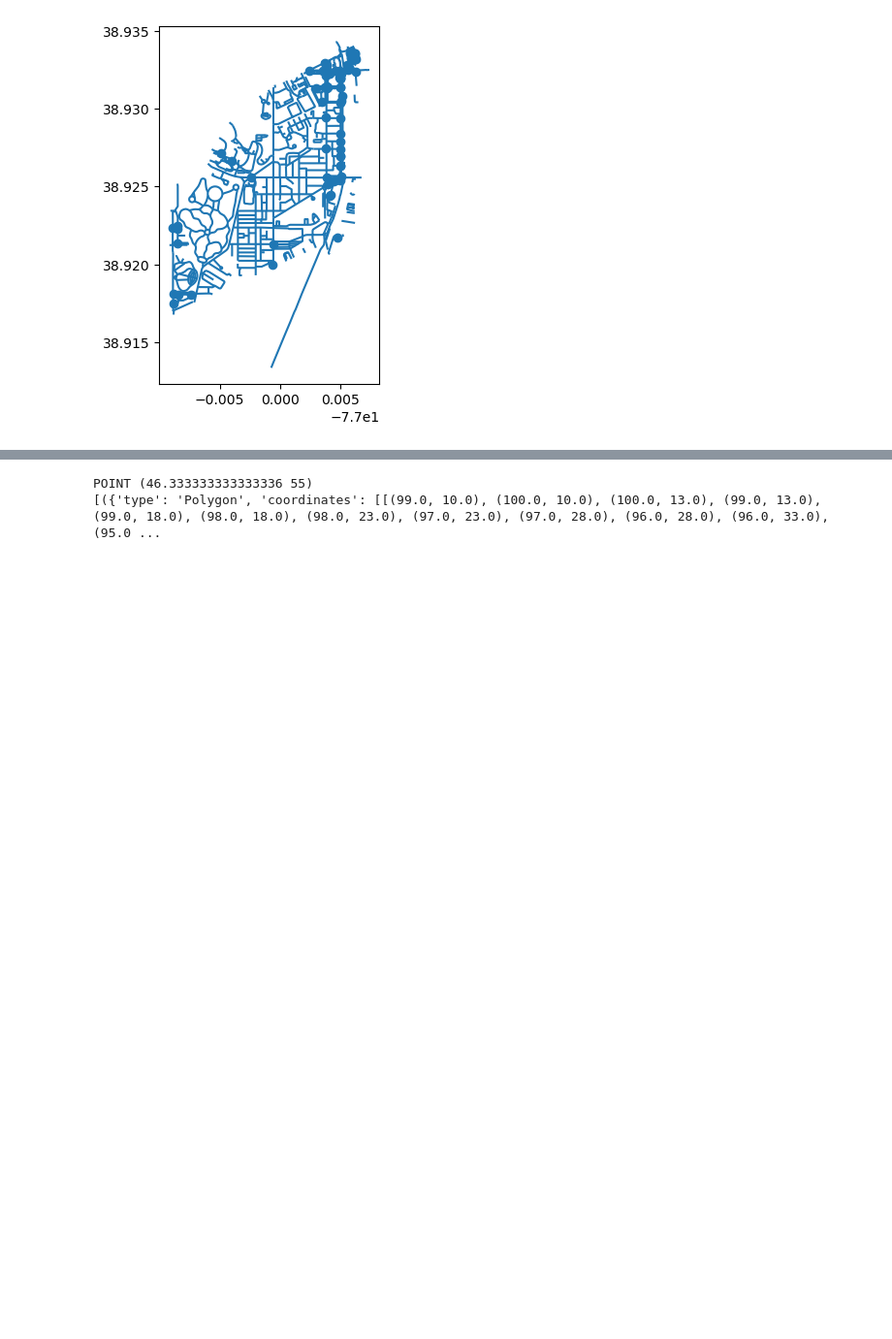
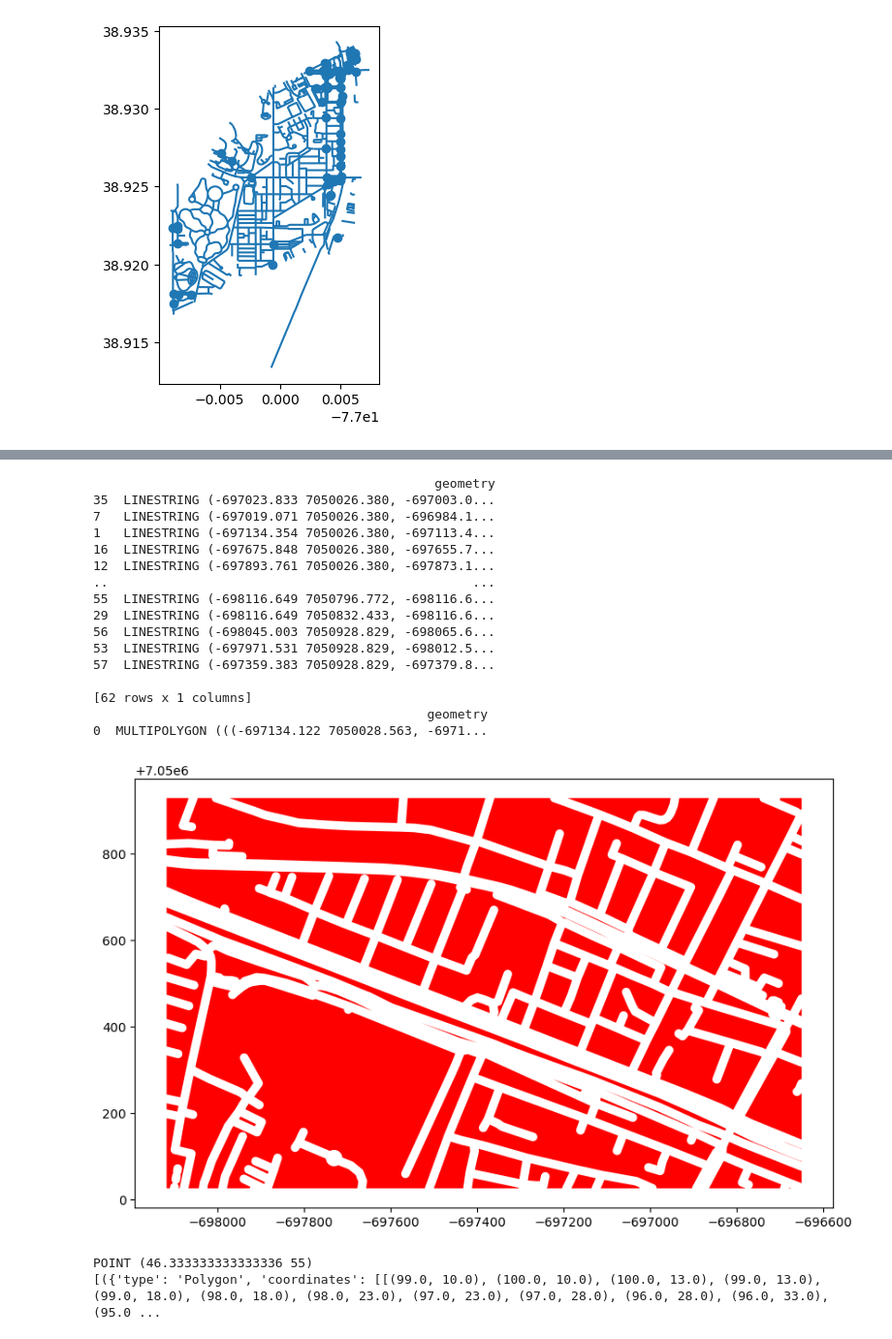
Before and after one commit to paddeaux/osm-poly-query, a Jupyter notebook: osm_api_python.ipynb, the cells around one changed output, grey strips where cells are left out. Shown at 97% size. Cells and saved outputs as stored; diff of their text form; code cells hidden in the pictures; blank space fills up the shorter version.

```diff
--- a/osm_api_python.ipynb
+++ b/osm_api_python.ipynb
@@ -77,3 +82,33 @@ plt.show()
+# %%
+fig, ax = plt.subplots(1,1,figsize=(10,8))
+#ways_clip.plot(ax=ax, edgecolor='pink')
+
+print(ways_poly)
+
+print(ways_poly.loc[ways_poly.geometry.type=='MultiPolygon'])
+
+ways_poly.loc[ways_poly.geometry.type=='MultiPolygon'].plot(ax=ax, facecolor='red')
+plt.show()
+
+ways_poly.loc[ways_poly.geometry.type=='MultiPolygon'].to_file("polygons/whitworth_3km_road_buffers.geojson")
+# %% [output]
+                                             geometry
+35  LINESTRING (-697023.833 7050026.380, -697003.0...
+7   LINESTRING (-697019.071 7050026.380, -696984.1...
+1   LINESTRING (-697134.354 7050026.380, -697113.4...
+16  LINESTRING (-697675.848 7050026.380, -697655.7...
+12  LINESTRING (-697893.761 7050026.380, -697873.1...
+..                                                ...
+55  LINESTRING (-698116.649 7050796.772, -698116.6...
+29  LINESTRING (-698116.649 7050832.433, -698116.6...
+56  LINESTRING (-698045.003 7050928.829, -698065.6...
+53  LINESTRING (-697971.531 7050928.829, -698012.5...
+57  LINESTRING (-697359.383 7050928.829, -697379.8...
+
+[62 rows x 1 columns]
+                                            geometry
+0  MULTIPOLYGON (((-697134.122 7050028.563, -6971...
+[figure, added]
 # %%
 from shapely.geometry import Polygon, shape
 from shapely import affinity
```
Also changed, not shown: parts of 6 cells of this notebook, 11 other files.
